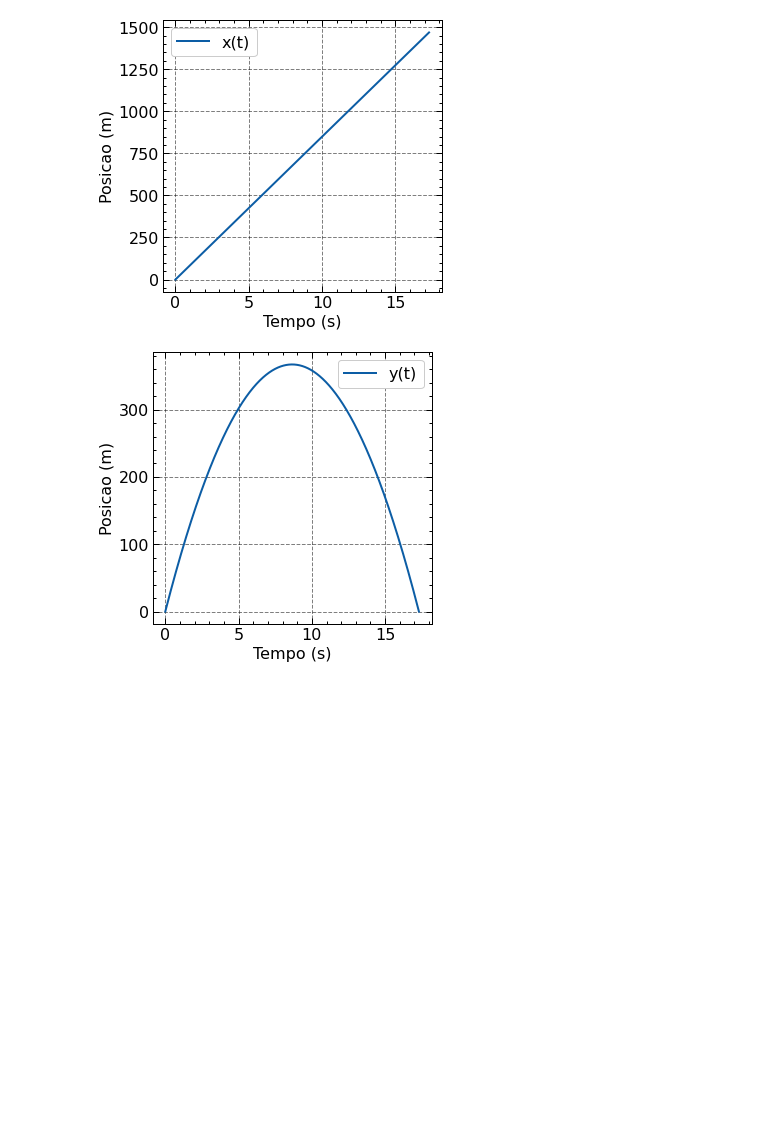
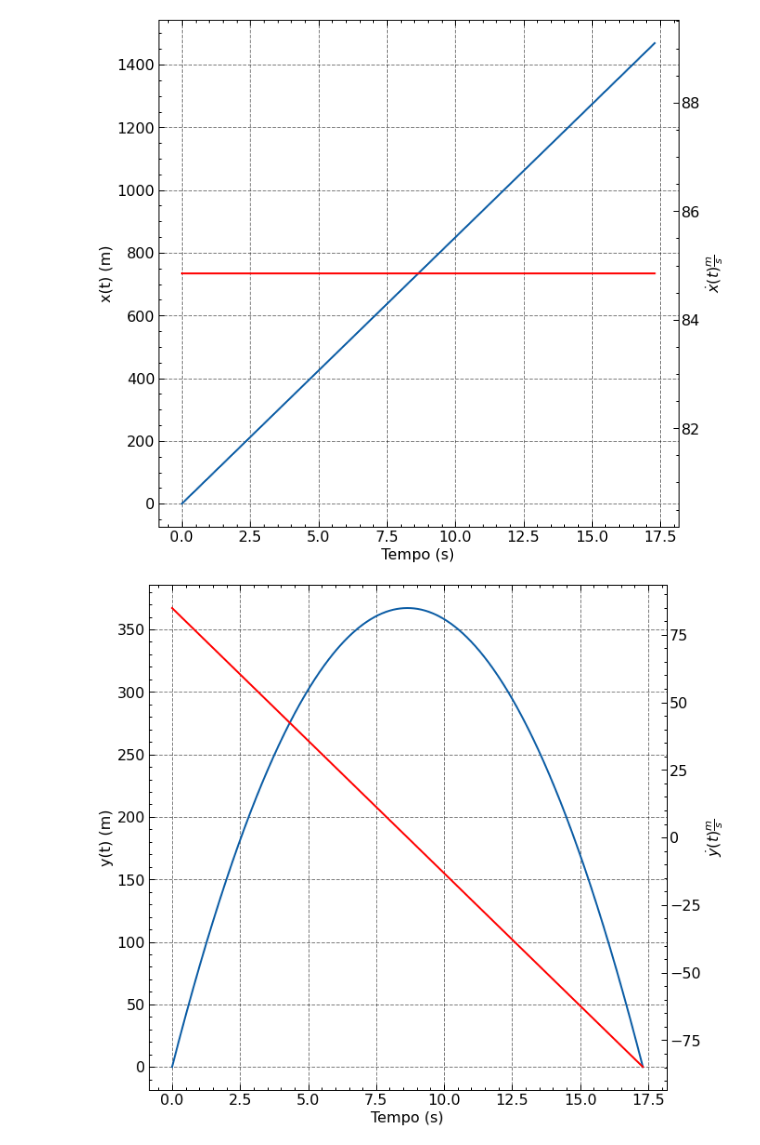
Before and after one commit to miguellrodrigues/trabalho_dinamica, a Jupyter notebook: notebooks/simulation_no_air_resistance.ipynb, the cells around one changed output. Saved outputs shown, nothing was run; the diff lists cells and outputs as text; code cells hidden in the pictures; blank space fills up the shorter version.

```diff
--- a/notebooks/simulation_no_air_resistance.ipynb
+++ b/notebooks/simulation_no_air_resistance.ipynb
@@ -54,7 +54,10 @@ sol = solve_ivp(
 )
 
 x = sol.y[0]  # solucao de x
+x_dot = sol.y[1] # solucao de x_dot
+
 y = sol.y[2]  # solucao de y
+y_dot = sol.y[3] # solucao de y_dot
 # %%
 # y index where y = 0
 y_zero_index = np.argmin(np.abs(y))  # indice onde y = 0
@@ -112,35 +115,49 @@ with open('../data/no_air_resistance/simulation_info.txt', 'w') as file:
     file.write('\n')
     file.close()
 # %%
-fig1, axs = plt.subplots(1, 1, figsize=(5, 5))
+fig1, axs = plt.subplots(1, 1, figsize=(10, 10))
 
 axs.plot(time[:y_zero_index], x[:y_zero_index], label='x(t)')
 
+ax2 = axs.twinx()
+ax2.plot(time[:y_zero_index], x_dot[:y_zero_index], color='red', label=r'$\dot{x}(t)$')
+
+axs.set_xlabel('Tempo (s)')
+axs.set_ylabel('x(t) (m)')
+
+ax2.set_xlabel('Tempo (s)')
+ax2.set_ylabel(r'$\dot{x}(t) \frac{m}{s}$')
+
+plt.grid(False)
+
+plt.savefig('../images/no_air_resistance/sim_x_t.png', dpi=300)
+
+fig2, axs = plt.subplots(1, 1, figsize=(10, 10))
+
+axs.plot(time[:y_zero_index], y[:y_zero_index], label='y(t)')
+
+ax2 = axs.twinx()
+ax2.plot(time[:y_zero_index], y_dot[:y_zero_index], color='red', label=r'$\dot{y}(t)$')
+
+axs.set_xlabel('Tempo (s)')
+axs.set_ylabel('y(t) (m)')
+
+ax2.set_xlabel('Tempo (s)')
+ax2.set_ylabel(r'$\dot{y}(t) \frac{m}{s}$')
+
+plt.grid(False)
+
+plt.savefig('../images/no_air_resistance/sim_y_t.png', dpi=300)
+
+fig3, axs = plt.subplots(1, 1, figsize=(10, 10))
+
+axs.plot(x[:y_zero_index], y[:y_zero_index], label='y(x(t))')
+axs.set_xlabel('x(t) (m)')
+axs.set_ylabel('y(t) (m)')
+
 axs.legend()
 
-axs.set_xlabel('Tempo (s)')
-axs.set_ylabel('Posicao (m)')
-
-plt.savefig('../images/no_air_resistance/sim_x_t.png')
-
-fig2, axs = plt.subplots(1, 1, figsize=(5, 5))
-
-axs.plot(time[:y_zero_index], y[:y_zero_index], label='y(t)')
-axs.legend()
-
-axs.set_xlabel('Tempo (s)')
-axs.set_ylabel('Posicao (m)')
-
-plt.savefig('../images/no_air_resistance/sim_y_t.png')
-
-fig3, axs = plt.subplots(1, 1, figsize=(5, 5))
-
-axs.plot(x[:y_zero_index], y[:y_zero_index], label='y(x)')
-axs.set_xlabel('Posicao horizontal (m)')
-axs.set_ylabel('Posicao vertical (m)')
-axs.legend(['y(x)'])
-
-plt.savefig('../images/no_air_resistance/sim_y_x.png')
+plt.savefig('../images/no_air_resistance/sim_y_x.png', dpi=300)
 # %% [output]
-[figure, old version]
+[figure, new version]
-[figure, old version]
+[figure, new version]
```
Also changed, not shown: parts of 1 cell of this notebook, 10 other files.
